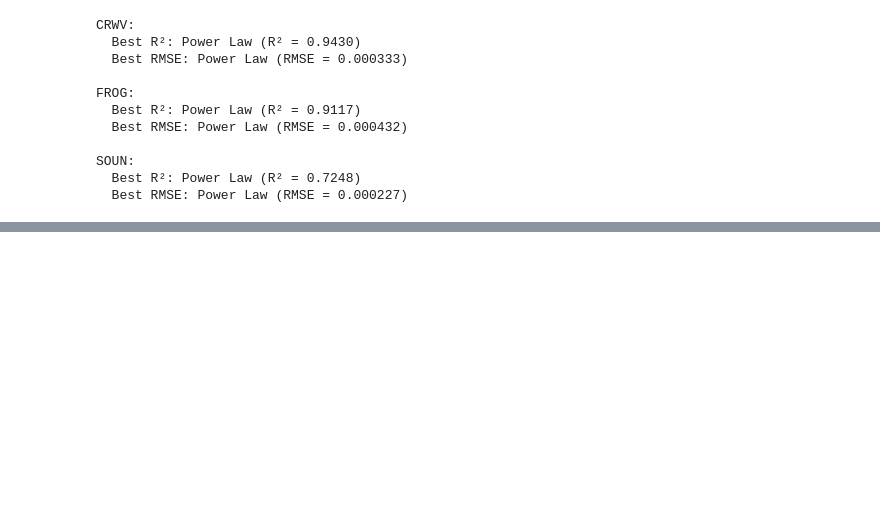
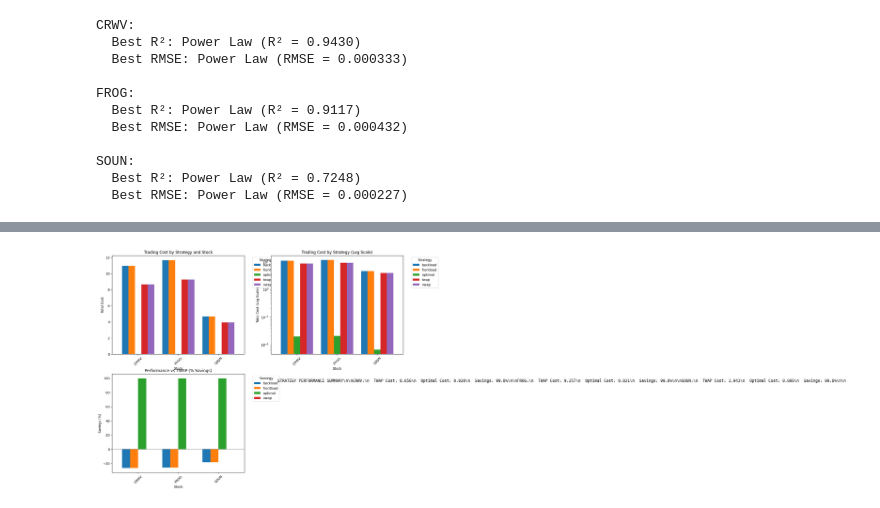
Before and after one commit to kritagya-khanna/market-impact-optimization, a Jupyter notebook: notebook/market-impact-analysis.ipynb, the cells around one changed output, grey strips where cells are left out. Cells and saved outputs as stored; diff of their text form; code cells hidden in the pictures; blank space fills up the shorter version.

```diff
--- a/notebook/market-impact-analysis.ipynb
+++ b/notebook/market-impact-analysis.ipynb
@@ -899,3 +593,21 @@ FROG:
 SOUN:
   Best R²: Power Law (R² = 0.7248)
   Best RMSE: Power Law (RMSE = 0.000227)
+# %%
+selected_models = {}
+
+for stock in performance_summary['Stock'].unique():
+    stock_performance = performance_summary[performance_summary['Stock'] == stock]
+
+    best_r2 = stock_performance.loc[stock_performance['R²'].idxmax()]
+
+    best_rmse = stock_performance.loc[stock_performance['RMSE'].idxmin()]
+
+    selected_models[stock] = {
+        'model_name': best_r2['Model'],
+        'r2': best_r2['R²'],
+        'rmse': best_r2['RMSE']
+    }
+
+selected_models_df = pd.DataFrame(selected_models).T
+display(selected_models_df)
@@ -901,0 +1051,58 @@ SOUN:
+# %%
+
+if comparison_data:
+    fig, axes = plt.subplots(2, 2, figsize=(16, 12))
+
+
+    ax1 = axes[0, 0]
+    pivot_costs = display_df.pivot(index='Stock', columns='Strategy', values='Cost')
+    pivot_costs.plot(kind='bar', ax=ax1, width=0.8)
+    ax1.set_title('Trading Cost by Strategy and Stock')
+    ax1.set_ylabel('Total Cost')
+    ax1.legend(title='Strategy', bbox_to_anchor=(1.05, 1), loc='upper left')
+    ax1.tick_params(axis='x', rotation=45)
+
+    ax2 = axes[0, 1]
+    pivot_costs.plot(kind='bar', ax=ax2, width=0.8, logy=True)
+    ax2.set_title('Trading Cost by Strategy (Log Scale)')
+    ax2.set_ylabel('Total Cost (Log Scale)')
+    ax2.legend(title='Strategy', bbox_to_anchor=(1.05, 1), loc='upper left')
+    ax2.tick_params(axis='x', rotation=45)
+
+    ax3 = axes[1, 0]
+    if 'twap' in pivot_costs.columns:
+        relative_perf = pivot_costs.copy()
+        for col in relative_perf.columns:
+            if col != 'twap':
+                relative_perf[col] = ((pivot_costs['twap'] - pivot_costs[col]) / pivot_costs['twap'] * 100)
+        relative_perf = relative_perf.drop('twap', axis=1)
+
+        relative_perf.plot(kind='bar', ax=ax3, width=0.8)
+        ax3.set_title('Performance vs TWAP (% Savings)')
+        ax3.set_ylabel('Savings (%)')
+        ax3.axhline(y=0, color='black', linestyle='-', alpha=0.3)
+        ax3.legend(title='Strategy', bbox_to_anchor=(1.05, 1), loc='upper left')
+        ax3.tick_params(axis='x', rotation=45)
+
+    ax4 = axes[1, 1]
+    ax4.axis('off')
+
+    summary_text = "STRATEGY PERFORMANCE SUMMARY\\n\\n"
+
+    for stock in pivot_costs.index:
+        summary_text += f"{stock}:\\n"
+        twap_cost = pivot_costs.loc[stock, 'twap']
+        optimal_cost = pivot_costs.loc[stock, 'optimal']
+        savings = (twap_cost - optimal_cost) / twap_cost * 100
+
+        summary_text += f"  TWAP Cost: {twap_cost:.3f}\\n"
+        summary_text += f"  Optimal Cost: {optimal_cost:.3f}\\n"
+        summary_text += f"  Savings: {savings:.1f}%\\n\\n"
+
+    ax4.text(0.05, 0.95, summary_text, transform=ax4.transAxes,
+             fontsize=12, verticalalignment='top', fontfamily='monospace')
+
+    plt.tight_layout()
+    plt.show()
+# %% [output]
+[figure, added]
```
Also changed, not shown: parts of 20 cells of this notebook, 2 other files.
